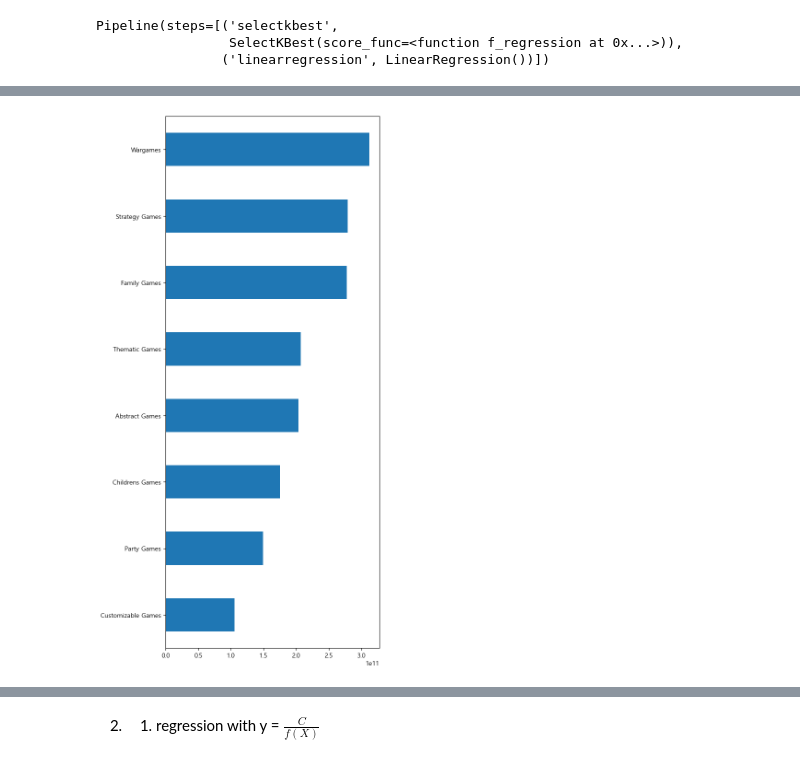
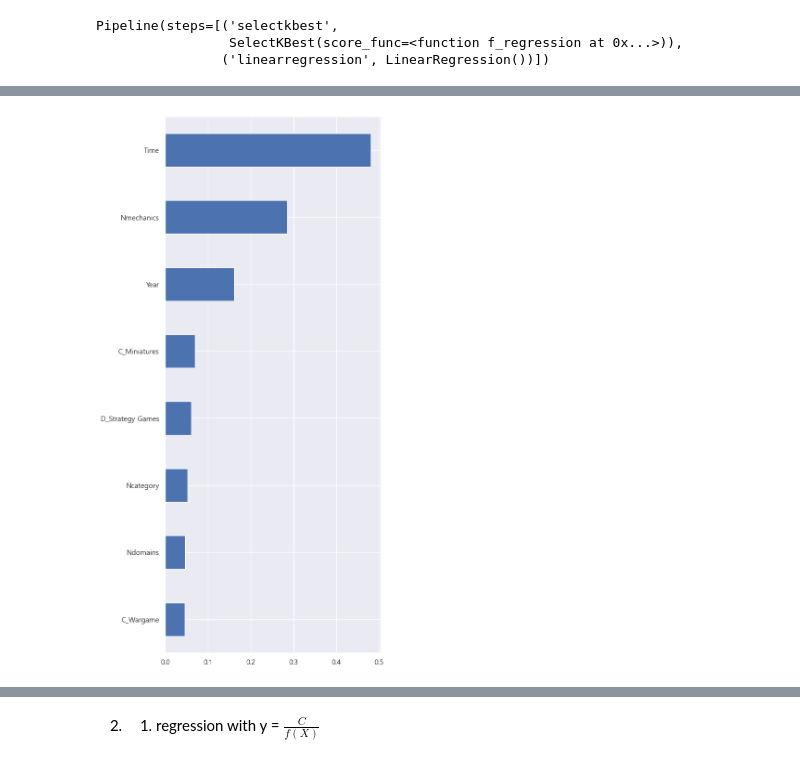
Before and after one commit to pokem1402/section_project_two, a Jupyter notebook: Modeling_1.ipynb, the cells around one changed output, grey strips where cells are left out. Saved outputs shown, nothing was run; the diff lists cells and outputs as text; code cells hidden in the pictures.

```diff
--- a/Modeling_1.ipynb
+++ b/Modeling_1.ipynb
@@ -11,8 +11,8 @@ import matplotlib.pyplot as plt
 
 plt.rcParams['font.family'] = 'Malgun Gothic'
 # %%
-df = pd.read_csv("./dataset/new_bgg_data_after_eda2.csv",encoding="utf-8")
-df.drop(columns = ["Rank", "Id", "Name"], inplace = True)
+df = pd.read_csv("./dataset/new_bgg_data_after_eda2_new.csv",encoding="utf-8")
+df.drop(columns = ["Rank", "Id", "Name", "Users_rated"], inplace = True)
 # %%
 df_ = df.copy()
 # %% [markdown]
@@ -30,7 +30,7 @@ By year, we drop 202 entries.
 # MaxPlayer
 df_v2 = df_v1.copy()
 before = df_v1.shape[0]
-df_v2.drop(index = df_v2[df_v2.Maxplayers > 20].index, inplace=True)
+df_v2.drop(index = df_v2[df_v2.Maxplayers > 10].index, inplace=True)
 after = df_v2.shape[0]
 print (f"By Max Player, we drop {before - after} entries.")
 # %% [output]
@@ -86,7 +86,7 @@ def get_Xs_Ys(df, target, exclude, use_val=True):
 
       return Xs, Ys, target
 
-Xs, Ys, target_list = get_Xs_Ys(df, ["Users_rated", "Rating", "Complexity"], ["Sug_players", "Sug_age", "Language_dependence", "Own"])
+Xs, Ys, target_list = get_Xs_Ys(df, ["Rating", "Complexity"], ["Sug_players", "Sug_age", "Language_dependence", "Own"])
 # %% [markdown]
 ### Modeling for Problem 1
 # %% [markdown]
@@ -206,7 +187,7 @@ def find_best_k(df, results=False):
         'selectkbest__k' : [10, 20, 30, 40, 50, 60, 70, 80, 90, 100, 110, 120, 130, 140, 150]
 
     }
-    Xs, Ys, target_list = get_Xs_Ys(df, ["Users_rated", "Rating", "Complexity"], ["Sug_players", "Sug_age", "Language_dependence", "Own"], use_val=False)
+    Xs, Ys, target_list = get_Xs_Ys(df, ["Rating", "Complexity"], ["Sug_players", "Sug_age", "Language_dependence", "Own"], use_val=False)
 
     scaler = StandardScaler()
 
@@ -314,9 +278,11 @@ simple_linear_test_eval
 # %%
-# check last model about Complexity
+# check last model about Rating
 plt.rcParams['font.family'] = 'Malgun Gothic'
-coef_ = pd.Series(linear_model[2].best_estimator_['linearregression'].coef_,
-          index = linear_model[2].best_estimator_['selectkbest'].get_feature_names_out()).sort_values(ascending=False)
+coef_ = pd.Series(linear_model[0].best_estimator_['linearregression'].coef_,
+                  index=linear_model[0].best_estimator_['selectkbest'].get_feature_names_out()).sort_values(ascending=False)
 coef_[:8].sort_values().plot.barh(figsize=(6, 15))
+
+
 plt.show()
 # %% [output]
-[figure, old version]
+[figure, new version]
```
Also changed, not shown: parts of 27 cells of this notebook, 13 other files.
